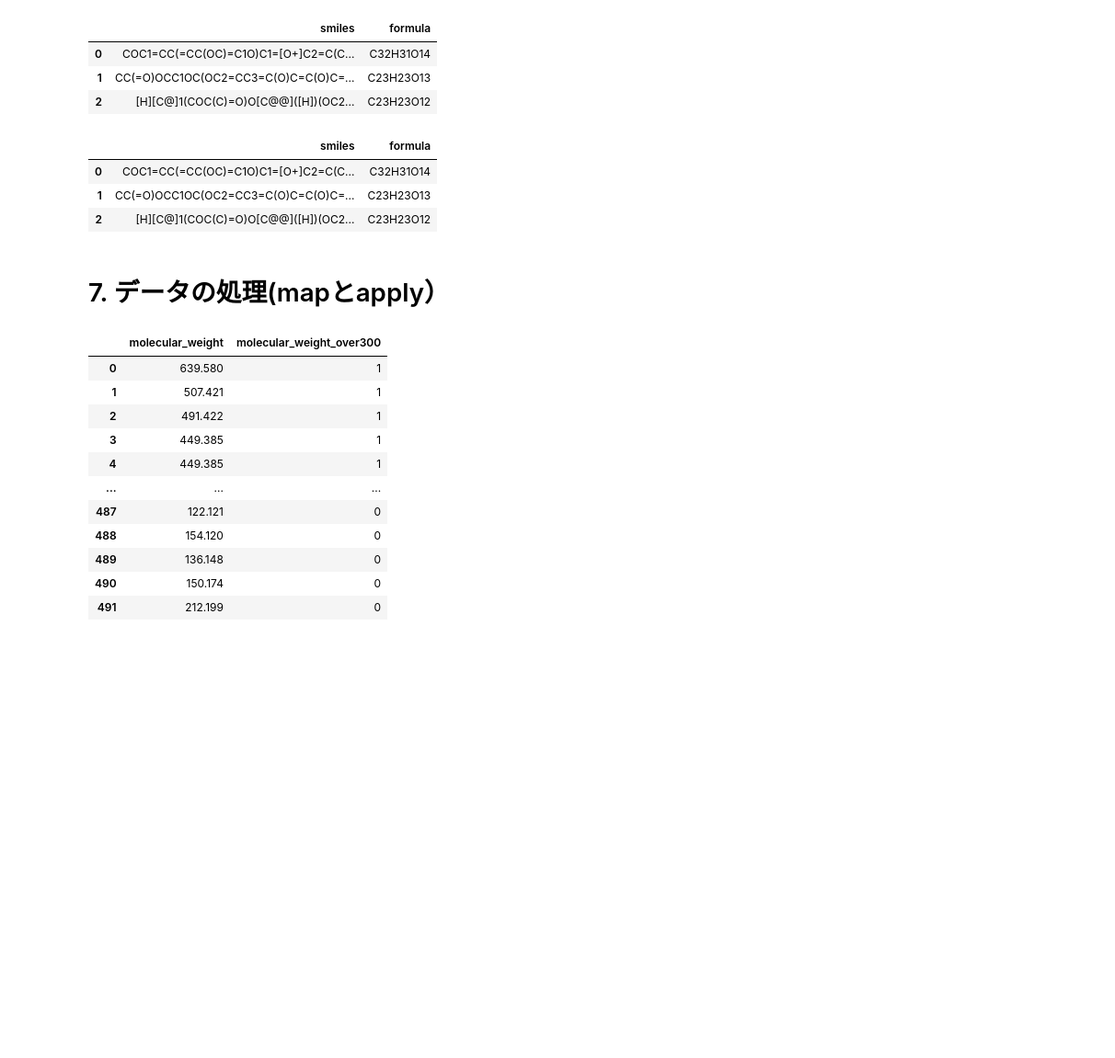
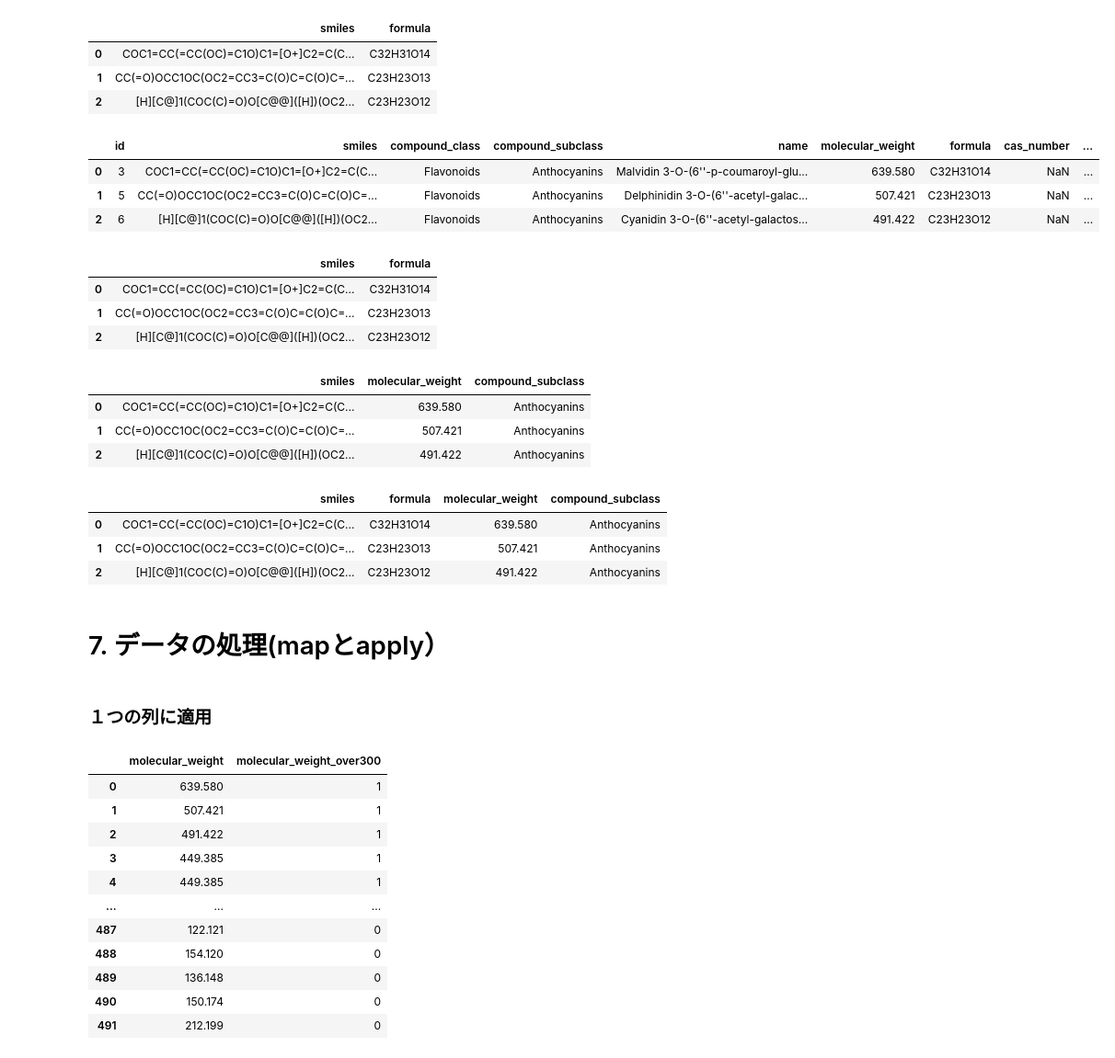
Before and after one commit to chemoinformatics-lecture/lecture-beginner, a Jupyter notebook: lesson02_jupyter/lecture_note.ipynb, the cells around one changed output. Shown at 92% size. Drawn from its saved outputs; the diff is of its cells as text; code cells hidden in the pictures; blank space fills up the shorter version.

```diff
--- a/lesson02_jupyter/lecture_note.ipynb
+++ b/lesson02_jupyter/lecture_note.ipynb
@@ -215,4 +222,12 @@ df[['smiles', 'formula']].head(3)
 | 0 | COC1=CC(=CC(OC)=C1O)C1=[O+]C2=C(C... | C32H31O14 |
 | 1 | CC(=O)OCC1OC(OC2=CC3=C(O)C=C(O)C=... | C23H23O13 |
 | 2 | [H][C@]1(COC(C)=O)O[C@@]([H])(OC2... | C23H23O12 |
+# %%
+# 上記のものは、変更されていないのでdfを表示させると、もとのままのデータになっている。
+df.head(3)
+# %% [output]
+|  | id | smiles | compound_class | compound_subclass | name | molecular_weight | formula | cas_number | ... |
+| 0 | 3 | COC1=CC(=CC(OC)=C1O)C1=[O+]C2=C(C... | Flavonoids | Anthocyanins | Malvidin 3-O-(6''-p-coumaroyl-glu... | 639.580 | C32H31O14 | NaN | ... |
+| 1 | 5 | CC(=O)OCC1OC(OC2=CC3=C(O)C=C(O)C=... | Flavonoids | Anthocyanins | Delphinidin 3-O-(6''-acetyl-galac... | 507.421 | C23H23O13 | NaN | ... |
+| 2 | 6 | [H][C@]1(COC(C)=O)O[C@@]([H])(OC2... | Flavonoids | Anthocyanins | Cyanidin 3-O-(6''-acetyl-galactos... | 491.422 | C23H23O12 | NaN | ... |
 # %%
@@ -225,8 +240,26 @@ df2
 | 0 | COC1=CC(=CC(OC)=C1O)C1=[O+]C2=C(C... | C32H31O14 |
 | 1 | CC(=O)OCC1OC(OC2=CC3=C(O)C=C(O)C=... | C23H23O13 |
 | 2 | [H][C@]1(COC(C)=O)O[C@@]([H])(OC2... | C23H23O12 |
+# %%
+df3 = df[['smiles', 'molecular_weight', 'compound_subclass']].head(3)
+df3
+# %% [output]
+|  | smiles | molecular_weight | compound_subclass |
+| 0 | COC1=CC(=CC(OC)=C1O)C1=[O+]C2=C(C... | 639.580 | Anthocyanins |
+| 1 | CC(=O)OCC1OC(OC2=CC3=C(O)C=C(O)C=... | 507.421 | Anthocyanins |
+| 2 | [H][C@]1(COC(C)=O)O[C@@]([H])(OC2... | 491.422 | Anthocyanins |
+# %%
+df23 = pd.merge(df2, df3)
+df23
+# %% [output]
+|  | smiles | formula | molecular_weight | compound_subclass |
+| 0 | COC1=CC(=CC(OC)=C1O)C1=[O+]C2=C(C... | C32H31O14 | 639.580 | Anthocyanins |
+| 1 | CC(=O)OCC1OC(OC2=CC3=C(O)C=C(O)C=... | C23H23O13 | 507.421 | Anthocyanins |
+| 2 | [H][C@]1(COC(C)=O)O[C@@]([H])(OC2... | C23H23O12 | 491.422 | Anthocyanins |
 # %% [markdown]
 # 7. データの処理(mapとapply）
+# %% [markdown]
+### １つの列に適用
 # %%
 # 自作した関数を入れる。
 def over_300(num):
```
Also changed, not shown: parts of 23 cells of this notebook.
